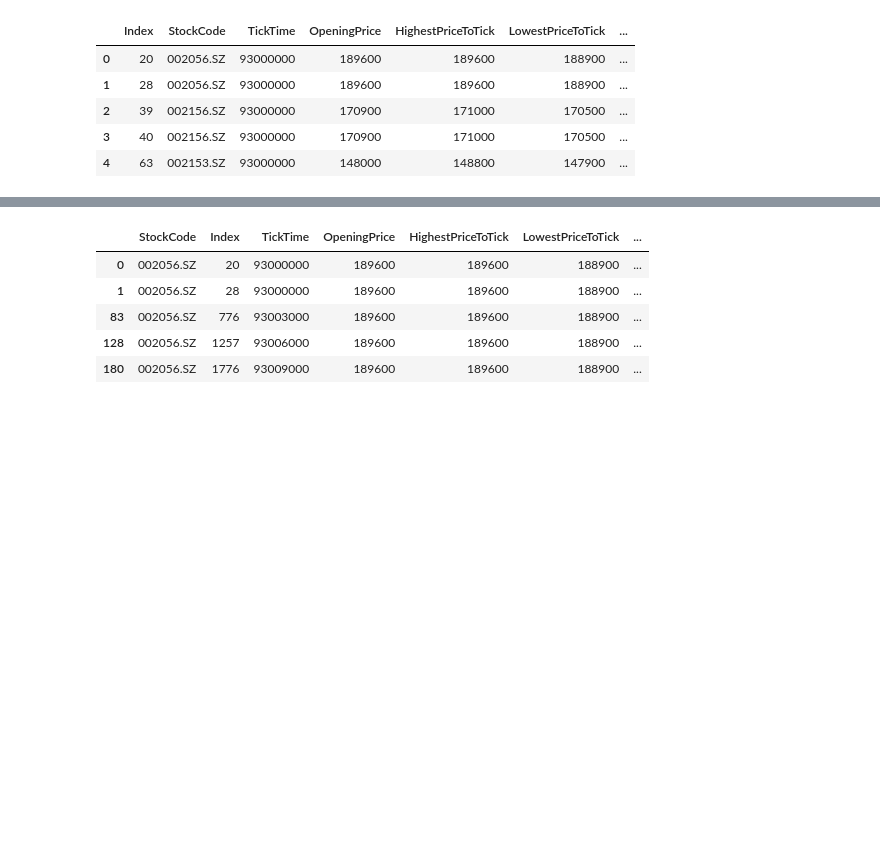
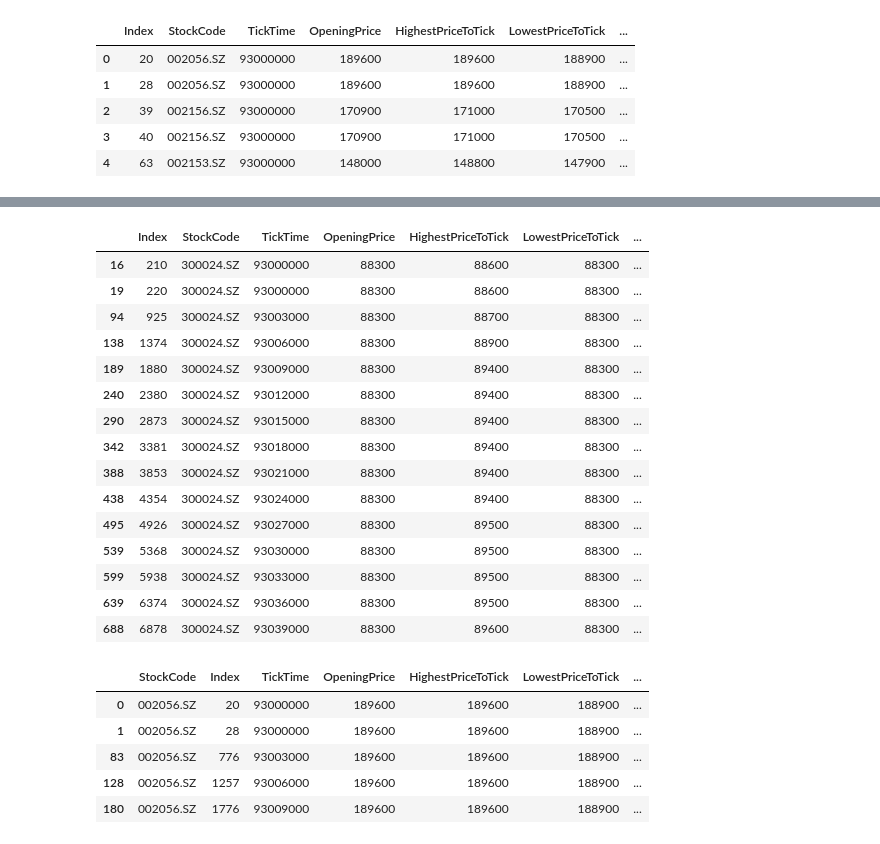
Before and after one commit to kaushikkishen/sultanTrade, a Jupyter notebook: test.ipynb, the cells around one changed output, grey strips where cells are left out. Drawn from its saved outputs; the diff is of its cells as text; code cells hidden in the pictures; blank space fills up the shorter version.

```diff
--- a/test.ipynb
+++ b/test.ipynb
@@ -37,3 +58,23 @@ data.head()
+# %%
+temp = reg_data[reg_data['StockCode'] == '300024.SZ'].sort_values('TickTime')
+temp.head(15)
+# %% [output]
+|  | Index | StockCode | TickTime | OpeningPrice | HighestPriceToTick | LowestPriceToTick | ... |
+| 16 | 210 | 300024.SZ | 93000000 | 88300 | 88600 | 88300 | ... |
+| 19 | 220 | 300024.SZ | 93000000 | 88300 | 88600 | 88300 | ... |
+| 94 | 925 | 300024.SZ | 93003000 | 88300 | 88700 | 88300 | ... |
+| 138 | 1374 | 300024.SZ | 93006000 | 88300 | 88900 | 88300 | ... |
+| 189 | 1880 | 300024.SZ | 93009000 | 88300 | 89400 | 88300 | ... |
+| 240 | 2380 | 300024.SZ | 93012000 | 88300 | 89400 | 88300 | ... |
+| 290 | 2873 | 300024.SZ | 93015000 | 88300 | 89400 | 88300 | ... |
+| 342 | 3381 | 300024.SZ | 93018000 | 88300 | 89400 | 88300 | ... |
+| 388 | 3853 | 300024.SZ | 93021000 | 88300 | 89400 | 88300 | ... |
+| 438 | 4354 | 300024.SZ | 93024000 | 88300 | 89400 | 88300 | ... |
+| 495 | 4926 | 300024.SZ | 93027000 | 88300 | 89500 | 88300 | ... |
+| 539 | 5368 | 300024.SZ | 93030000 | 88300 | 89500 | 88300 | ... |
+| 599 | 5938 | 300024.SZ | 93033000 | 88300 | 89500 | 88300 | ... |
+| 639 | 6374 | 300024.SZ | 93036000 | 88300 | 89500 | 88300 | ... |
+| 688 | 6878 | 300024.SZ | 93039000 | 88300 | 89600 | 88300 | ... |
 # %%
 data = transformation_pipeline.fit_transform(data)
 data.head()
```
Also changed, not shown: parts of 1 cell of this notebook, 1 other file.
